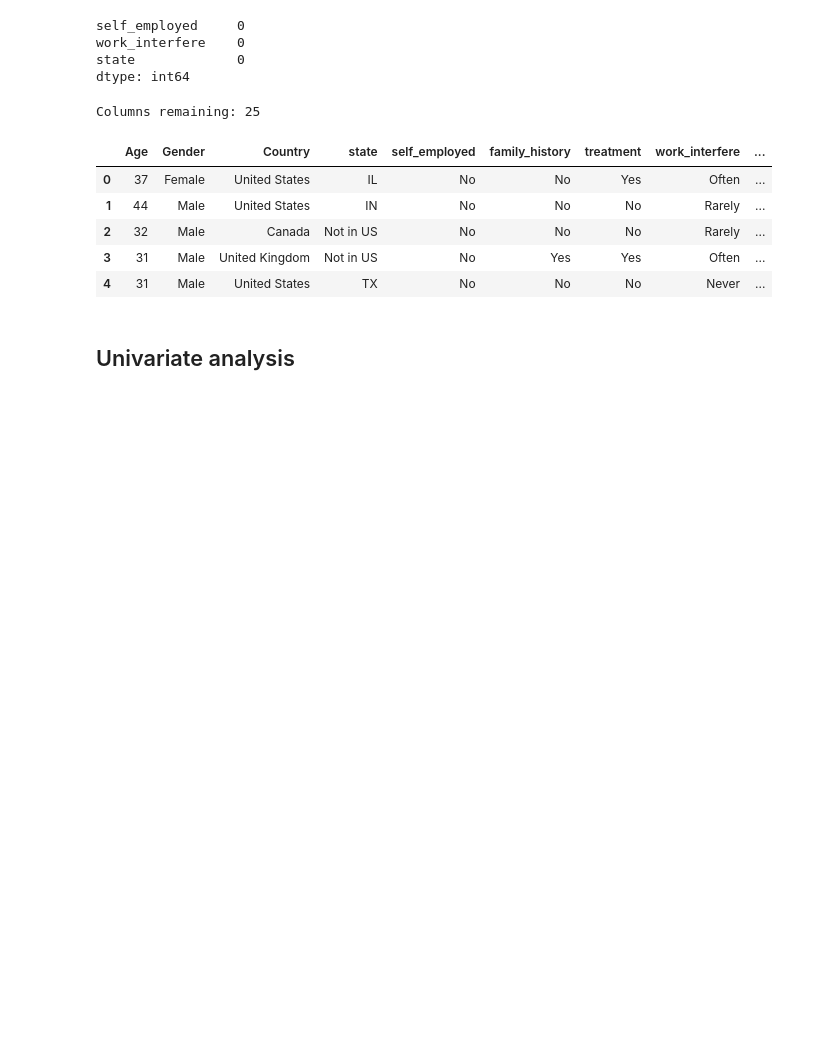
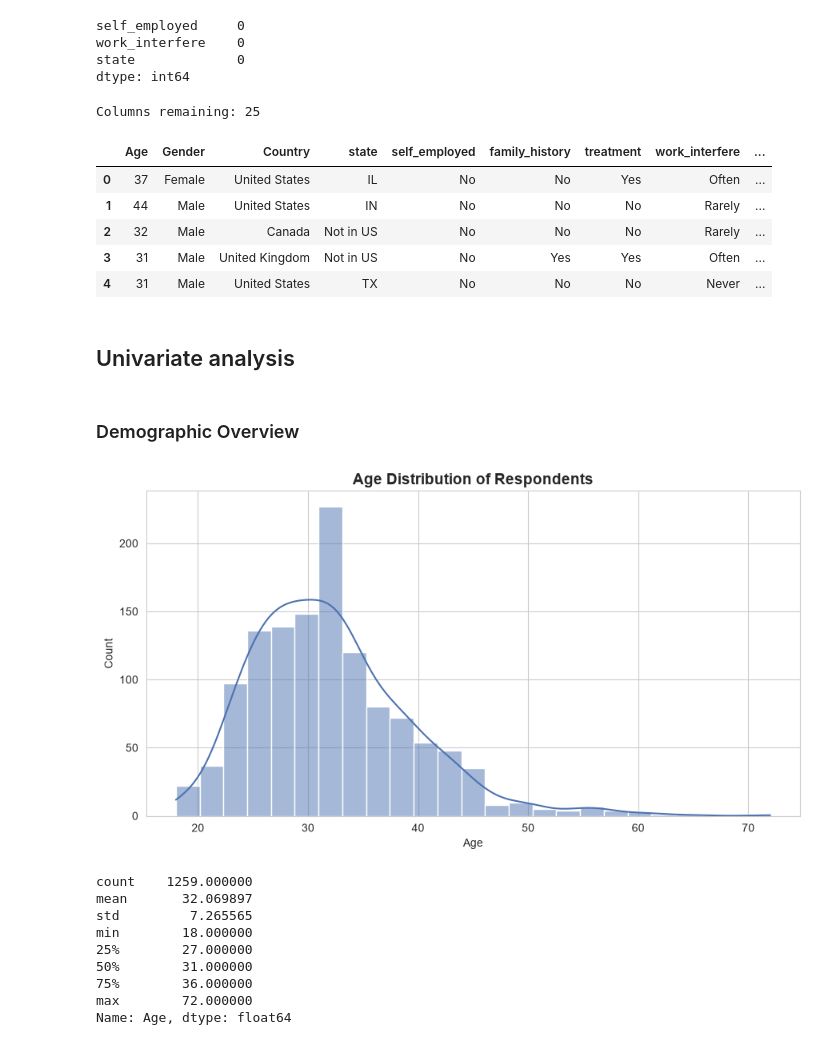
Before and after one commit to Engineer-purvesh18/Mental_Health_Analysis, a Jupyter notebook: analysis.ipynb, the cells around one changed output. Drawn from its saved outputs; the diff is of its cells as text; code cells hidden in the pictures; blank space fills up the shorter version.

Commit message:
Demographic overview

```diff
--- a/analysis.ipynb
+++ b/analysis.ipynb
@@ -144,3 +144,27 @@ Columns remaining: 25
 | 4 | 31 | Male | United States | TX | No | No | No | Never | ... |
 # %% [markdown]
 ## Univariate analysis
+# %% [markdown]
+### Demographic Overview
+# %%
+# Age distribution
+fig, ax = plt.subplots(figsize=(9, 5))
+sns.histplot(df_clean['Age'], bins=25, kde=True, color='#4C72B0', ax=ax)
+ax.set_title('Age Distribution of Respondents', fontsize=14, fontweight='bold')
+ax.set_xlabel('Age')
+ax.set_ylabel('Count')
+plt.tight_layout()
+plt.show()
+
+print(df_clean['Age'].describe())
+# %% [output]
+[figure, added]
+count    1259.000000
+mean       32.069897
+std         7.265565
+min        18.000000
+25%        27.000000
+50%        31.000000
+75%        36.000000
+max        72.000000
+Name: Age, dtype: float64
```
Also changed, not shown: parts of 1 cell of this notebook.
